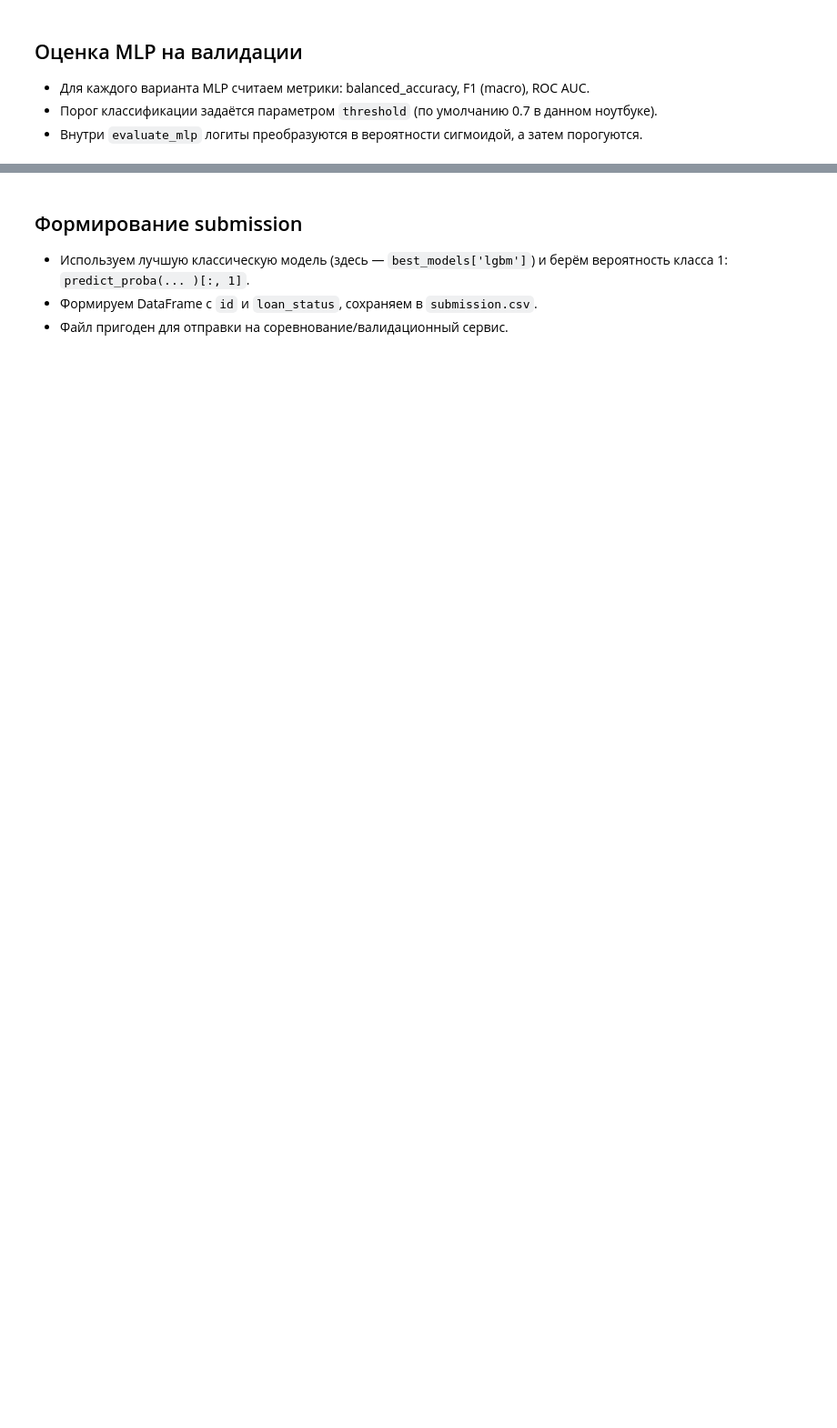
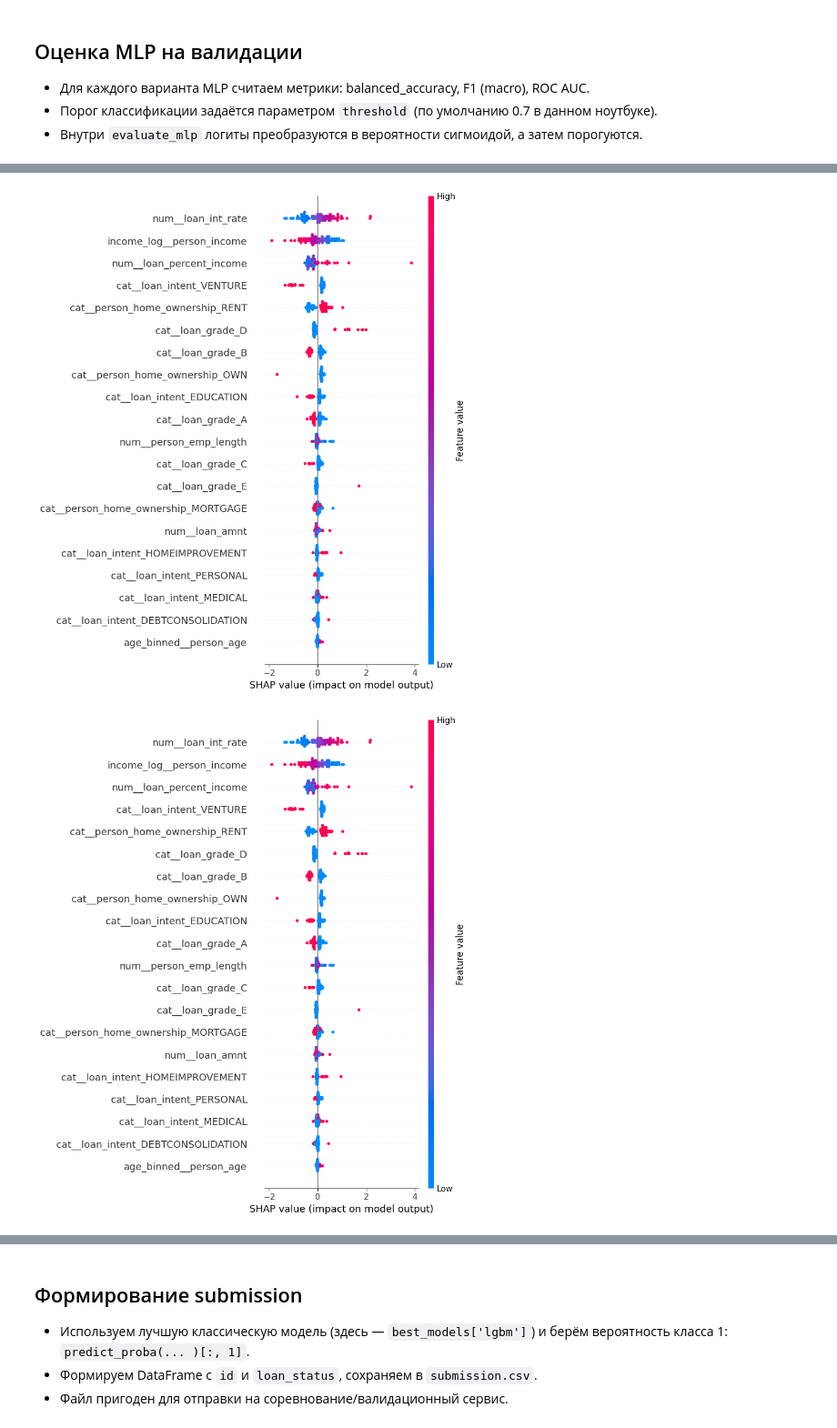
Before and after one commit to shtapic/loan-approval-ml-pipeline, a Jupyter notebook: main.ipynb, the cells around one changed output, grey strips where cells are left out. Shown at 91% size. Saved outputs shown, nothing was run; the diff lists cells and outputs as text; code cells hidden in the pictures; blank space fills up the shorter version.

```diff
--- a/main.ipynb
+++ b/main.ipynb
@@ -169,0 +251,6 @@ ans.to_csv('submission.csv', index=False)
+# %%
+for model_name, model in mlp_pipe.items():
+    explain_mlp_model_with_shap(model, X_train, X_test, numerical_cols, categorical_cols, n_samples=100)
+# %% [output]
+[figure, added]
+[figure, added]
```
Also changed, not shown: parts of 16 cells of this notebook, 20 other files.
